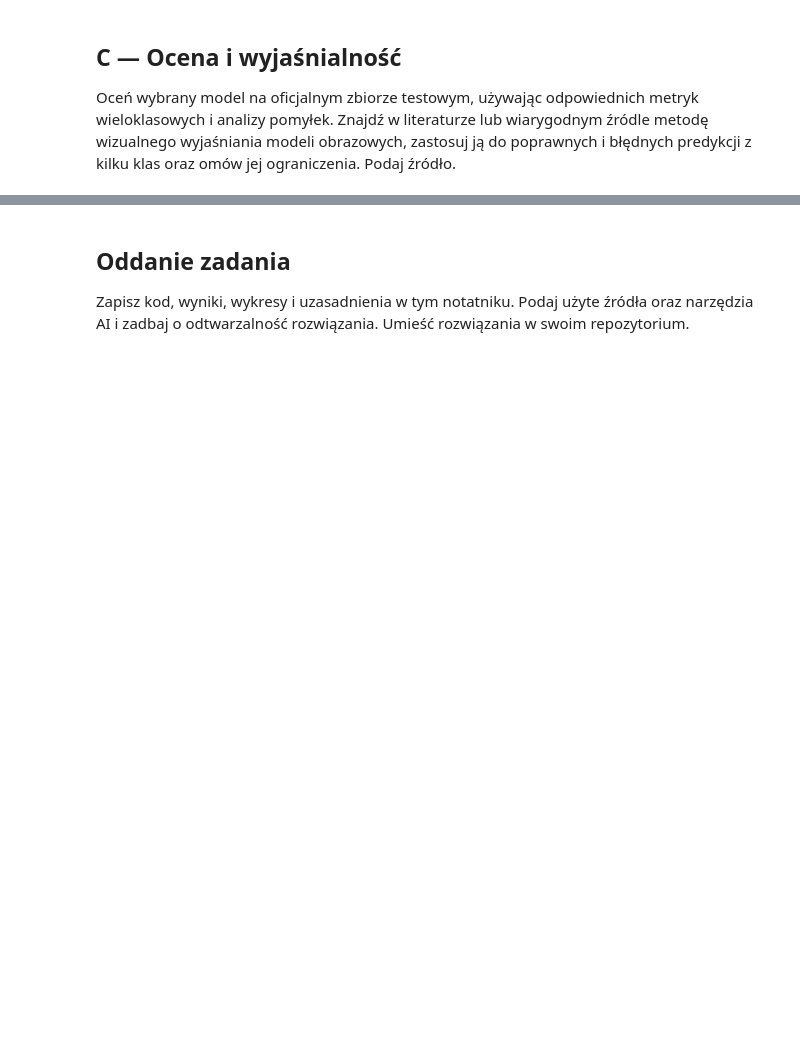
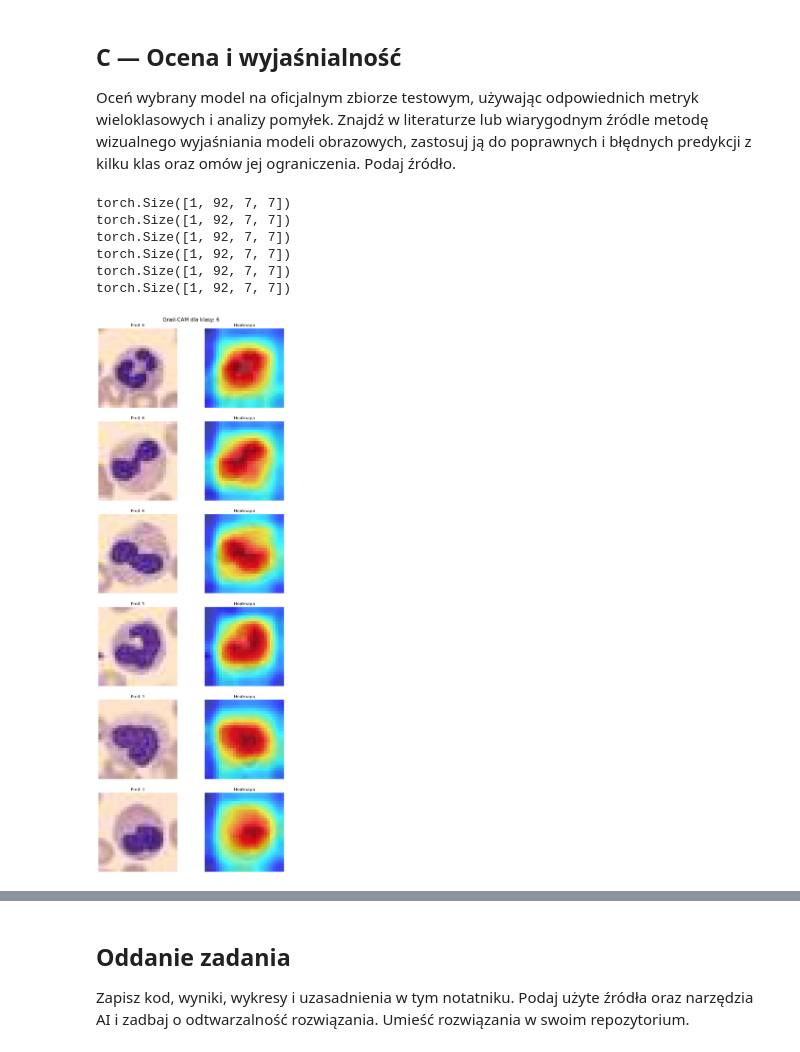
Before and after one commit to juliet2112/Rekrutacja-AI-Med-2026-2027, a Jupyter notebook: Zadanie-2A/Rozwiązanie-2A.ipynb, the cells around one changed output, grey strips where cells are left out. Drawn from its saved outputs; the diff is of its cells as text; code cells hidden in the pictures; blank space fills up the shorter version.

```diff
--- a/Zadanie-2A/Rozwiązanie-2A.ipynb
+++ b/Zadanie-2A/Rozwiązanie-2A.ipynb
@@ -112,6 +123,9 @@ print(
     'Czy każdy obraz ma wymiar 28x28x3?',
     all(img.shape == (28, 28, 3) for img in X_train),
 )
+weights = 1.0/counts
+w_mean = np.mean(weights)
+weights = weights/w_mean
 # %% [output]
 Klasa 0: 852 próbek
 Klasa 1: 2181 próbek
@@ -147,0 +423,16 @@ Oceń wybrany model na oficjalnym zbiorze testowym, używając odpowiednich metr
+# %%
+def upsampleHeatmap(map, image):
+    image = image.squeeze(0).permute(1, 2, 0).cpu().numpy() * 255.0
+
+    m, M = map.min(), map.max()
+    if M - m != 0:
+        map = 255 * ((map - m) / (M - m))
+    else:
+        map = map * 0
+
+    map = np.uint8(map)
+    map = cv2.resize(map, (28, 28))
+    map = cv2.applyColorMap(255 - map, cv2.COLORMAP_JET)
+
+    blended = np.uint8(map * 0.7 + image * 0.3)
+    return blended
@@ -147,0 +451,51 @@ Oceń wybrany model na oficjalnym zbiorze testowym, używając odpowiednich metr
+# %%
+target_class = 6
+
+class_indices = np.where(y_test.flatten() == target_class)[0]
+correct_idx = [i for i in class_indices if y_pred.flatten()[i] == target_class][:3]
+wrong_idx = [i for i in class_indices if y_pred.flatten()[i] != target_class][:3]
+
+fig, axes = plt.subplots(6, 2, figsize=(10, 24))
+fig.suptitle(f"Grad-CAM dla klasy: {target_class}", fontsize=16)
+
+
+
+def draw_sample(row_idx, img_idx):
+    ax_img = axes[row_idx, 0]
+    ax_heat = axes[row_idx, 1]
+
+    img = X_test[img_idx]
+    pred_label = y_pred.flatten()[img_idx]
+
+    img_tensor = torch.tensor(img).float().div(255.0).unsqueeze(0).permute(0,3,1,2).to(device)
+    heatmap, _ = compute_heatmap(model, img_tensor)
+
+    heatmap = upsampleHeatmap(heatmap, img_tensor)
+
+    heatmap_rgb = cv2.cvtColor(heatmap, cv2.COLOR_BGR2RGB)
+
+    ax_img.imshow(img)
+    ax_img.set_title(f"\nPred: {pred_label}")
+
+    ax_heat.imshow(heatmap_rgb)
+    ax_heat.set_title("Heatmapa")
+
+    ax_heat.axis('off')
+    ax_img.axis('off')
+
+for i, idx in enumerate(correct_idx):
+    draw_sample(row_idx=i, img_idx=idx)
+
+for i, idx in enumerate(wrong_idx):
+    draw_sample(row_idx=3 + i, img_idx=idx)
+
+plt.tight_layout()
+plt.show()
+# %% [output]
+torch.Size([1, 92, 7, 7])
+torch.Size([1, 92, 7, 7])
+torch.Size([1, 92, 7, 7])
+torch.Size([1, 92, 7, 7])
+torch.Size([1, 92, 7, 7])
+torch.Size([1, 92, 7, 7])
+[figure, added]
```
Also changed, not shown: parts of 19 cells of this notebook.
